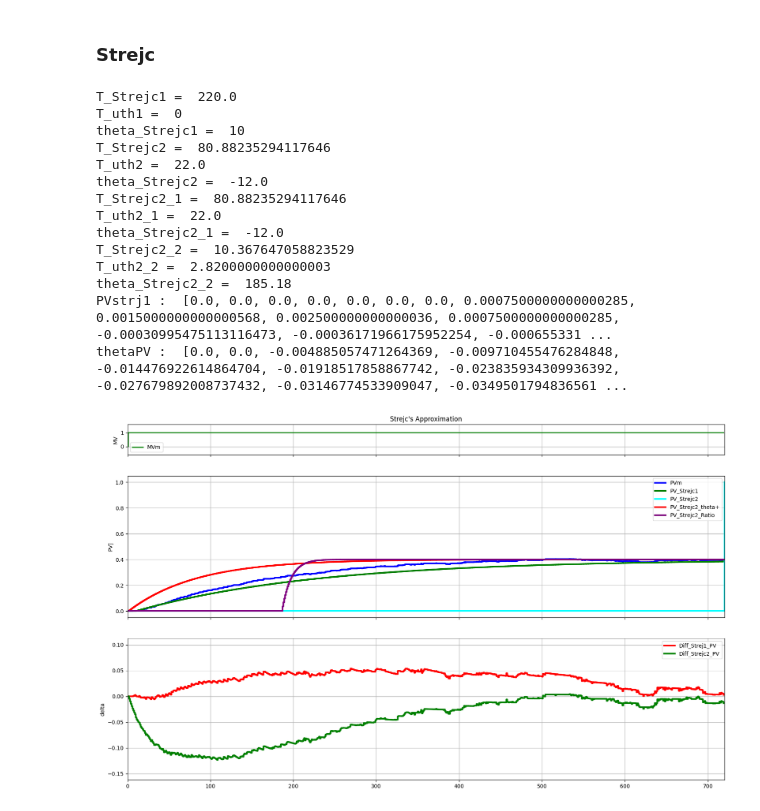
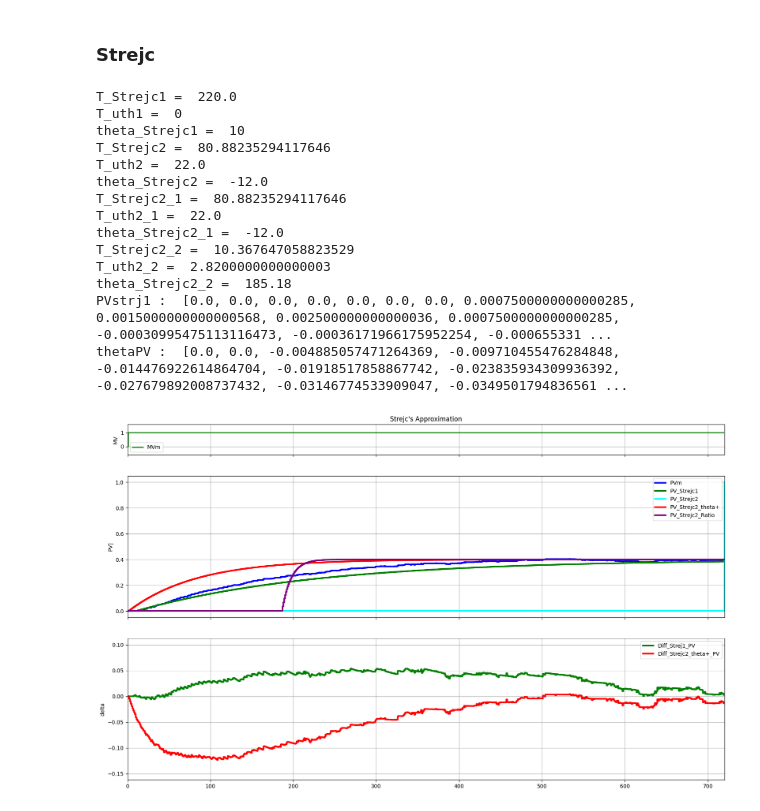
Before and after one commit to Muten-Roshi-Sama/TCLab_PID_Controller_FeedForward, a Jupyter notebook: Visualization_Code/My_Simulation_OLP.ipynb, the cells around one changed output. Saved outputs shown, nothing was run; the diff lists cells and outputs as text; code cells hidden in the pictures.

```diff
--- a/Visualization_Code/My_Simulation_OLP.ipynb
+++ b/Visualization_Code/My_Simulation_OLP.ipynb
@@ -369,8 +377,8 @@ print("PVstrj1 : ",diff_strejc1_PV)
 print("thetaPV : ", diff_strejc2_theta_PV)
 limSup = 0.1
 limInf = -0.15
-l_diff_strejc1_PV, = ax3.step([0, TSim], [limInf,limSup], 'red', linewidth=3, label='Diff_Strej1_PV', where='post')
-l_diff_strejc2_theta_PV, = ax3.step([0, TSim], [limInf,limSup], 'g-', linewidth=3, label='Diff_Strejc2_PV', where='post')
+l_diff_strejc1_PV, = ax3.step([0, TSim], [limInf,limSup], 'green', linewidth=3, label='Diff_Strej1_PV', where='post')
+l_diff_strejc2_theta_PV, = ax3.step([0, TSim], [limInf,limSup], 'r-', linewidth=3, label='Diff_Strejc2_theta+_PV', where='post')
 ax3.set_ylabel('delta')
 ax3.legend (loc='best')
 
@@ -382,31 +390,31 @@ l_PV.set_data(tm,PVm)
 l_PV_strj_1.set_data(tm, PV_Strejc_1)
 # l_PV_strj_2.set_data(tm, PV_Strejc_2)
 l_PV_strj_2_1.set_data(tm, PV_Strejc_2_1)
 l_PV_strj_2_2.set_data(tm, PV_Strejc_2_2)
 
 l_diff_strejc1_PV.set_data(tm, diff_strejc1_PV)
 l_diff_strejc2_theta_PV.set_data(tm, diff_strejc2_theta_PV)
 
 tMax = len(tm)
 ax1.set_xlim(0, tMax)
 ax2.set_xlim(0, tMax)
 ax3.set_xlim(0, tMax)
 ax1.grid()
 ax2.grid()
 ax3.grid()
 # %% [output]
 T_Strejc1 =  220.0
 T_uth1 =  0
 theta_Strejc1 =  10
 T_Strejc2 =  80.88235294117646
 T_uth2 =  22.0
 theta_Strejc2 =  -12.0
 T_Strejc2_1 =  80.88235294117646
 T_uth2_1 =  22.0
 theta_Strejc2_1 =  -12.0
 T_Strejc2_2 =  10.367647058823529
 T_uth2_2 =  2.8200000000000003
 theta_Strejc2_2 =  185.18
 PVstrj1 :  [0.0, 0.0, 0.0, 0.0, 0.0, 0.0, 0.0, 0.0007500000000000285, 0.0015000000000000568, 0.002500000000000036, 0.0007500000000000285, -0.00030995475113116473, -0.00036171966175952254, -0.000655331 ...
 thetaPV :  [0.0, 0.0, -0.004885057471264369, -0.009710455476284848, -0.014476922614864704, -0.01918517858867742, -0.023835934309936392, -0.027679892008737432, -0.03146774533909047, -0.0349501794836561 ...
-[figure, old version]
+[figure, new version]
```
Also changed, not shown: parts of 4 cells of this notebook.
